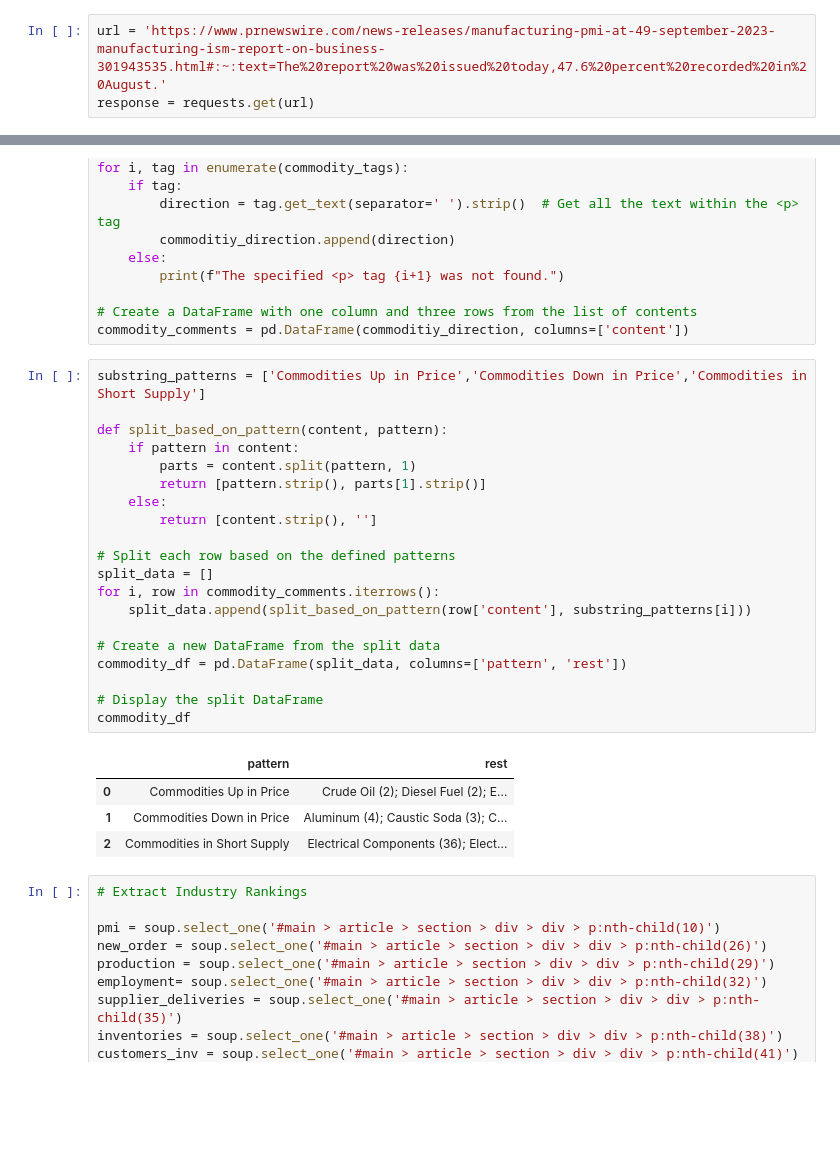
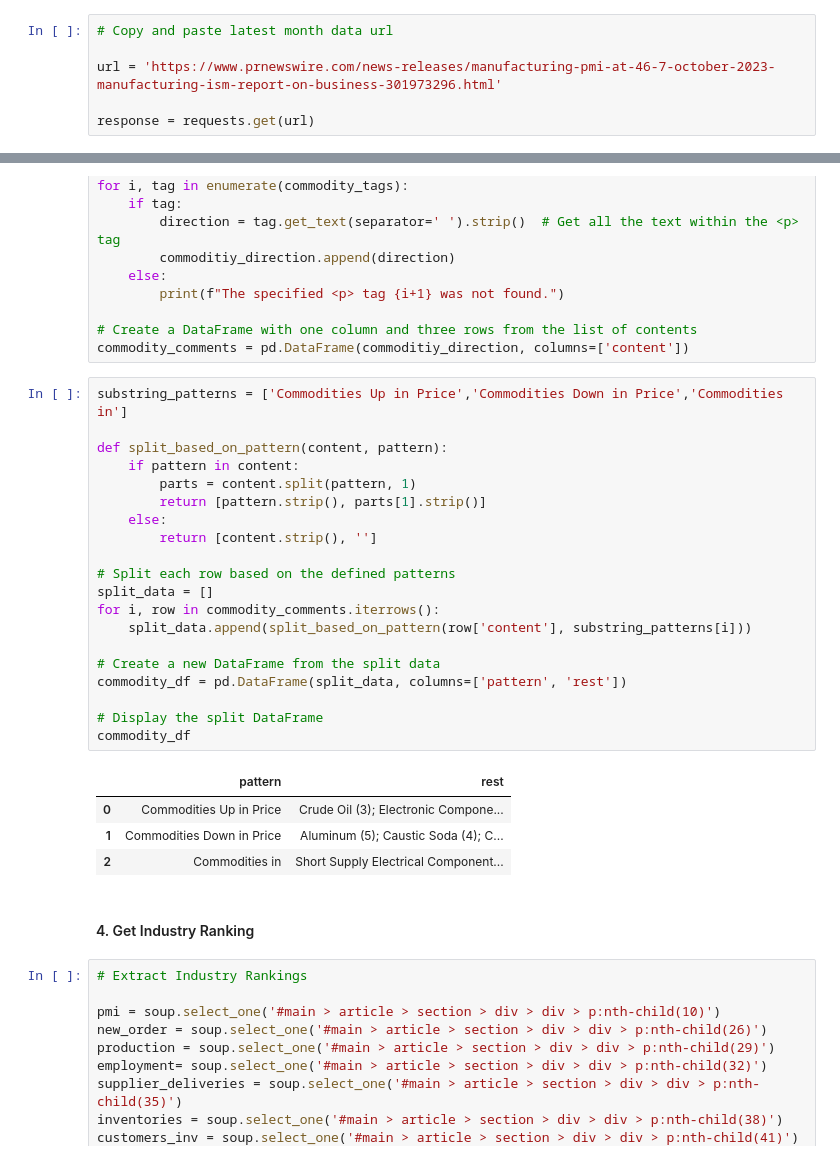
Before and after one commit to Jackylegend/python, a Jupyter notebook: ipynbs/pmi.ipynb, the cells around one changed output, grey strips where cells are left out. Cells and saved outputs as stored; diff of their text form; blank space fills up the shorter version.

```diff
--- a/ipynbs/pmi.ipynb
+++ b/ipynbs/pmi.ipynb
@@ -23,5 +25,8 @@ glance = pd.read_excel('/Users/jackyliu/Desktop/python/pmi/glancetable.xlsx')
 comments = pd.read_excel('/Users/jackyliu/Desktop/python/pmi/comments.xlsx')
 sector_ranking = pd.read_excel('/Users/jackyliu/Desktop/python/pmi/sector_ranking.xlsx')
 # %%
-url = 'https://www.prnewswire.com/news-releases/manufacturing-pmi-at-49-september-2023-manufacturing-ism-report-on-business-301943535.html#:~:text=The%20report%20was%20issued%20today,47.6%20percent%20recorded%20in%20August.'
+# Copy and paste latest month data url
+
+url = 'https://www.prnewswire.com/news-releases/manufacturing-pmi-at-46-7-october-2023-manufacturing-ism-report-on-business-301973296.html'
+
 response = requests.get(url)
@@ -94,30 +107,32 @@ for i, tag in enumerate(commodity_tags):
 # Create a DataFrame with one column and three rows from the list of contents
 commodity_comments = pd.DataFrame(commoditiy_direction, columns=['content'])
 # %%
-substring_patterns = ['Commodities Up in Price','Commodities Down in Price','Commodities in  Short Supply']
+substring_patterns = ['Commodities Up in Price','Commodities Down in Price','Commodities in']
 
 def split_based_on_pattern(content, pattern):
     if pattern in content:
         parts = content.split(pattern, 1)
         return [pattern.strip(), parts[1].strip()]
     else:
         return [content.strip(), '']
 
 # Split each row based on the defined patterns
 split_data = []
 for i, row in commodity_comments.iterrows():
     split_data.append(split_based_on_pattern(row['content'], substring_patterns[i]))
 
 # Create a new DataFrame from the split data
 commodity_df = pd.DataFrame(split_data, columns=['pattern', 'rest'])
 
 # Display the split DataFrame
 commodity_df
 # %% [output]
 |  | pattern | rest |
-| 0 | Commodities Up in Price | Crude Oil (2); Diesel Fuel (2); E... |
-| 1 | Commodities Down in Price | Aluminum (4); Caustic Soda (3); C... |
-| 2 | Commodities in Short Supply | Electrical Components (36); Elect... |
+| 0 | Commodities Up in Price | Crude Oil (3); Electronic Compone... |
+| 1 | Commodities Down in Price | Aluminum (5); Caustic Soda (4); C... |
+| 2 | Commodities in | Short Supply Electrical Component... |
+# %% [markdown]
+#### 4. Get Industry Ranking ####
 # %%
 # Extract Industry Rankings
 
```
Also changed, not shown: parts of 51 cells of this notebook, 8 other files.
